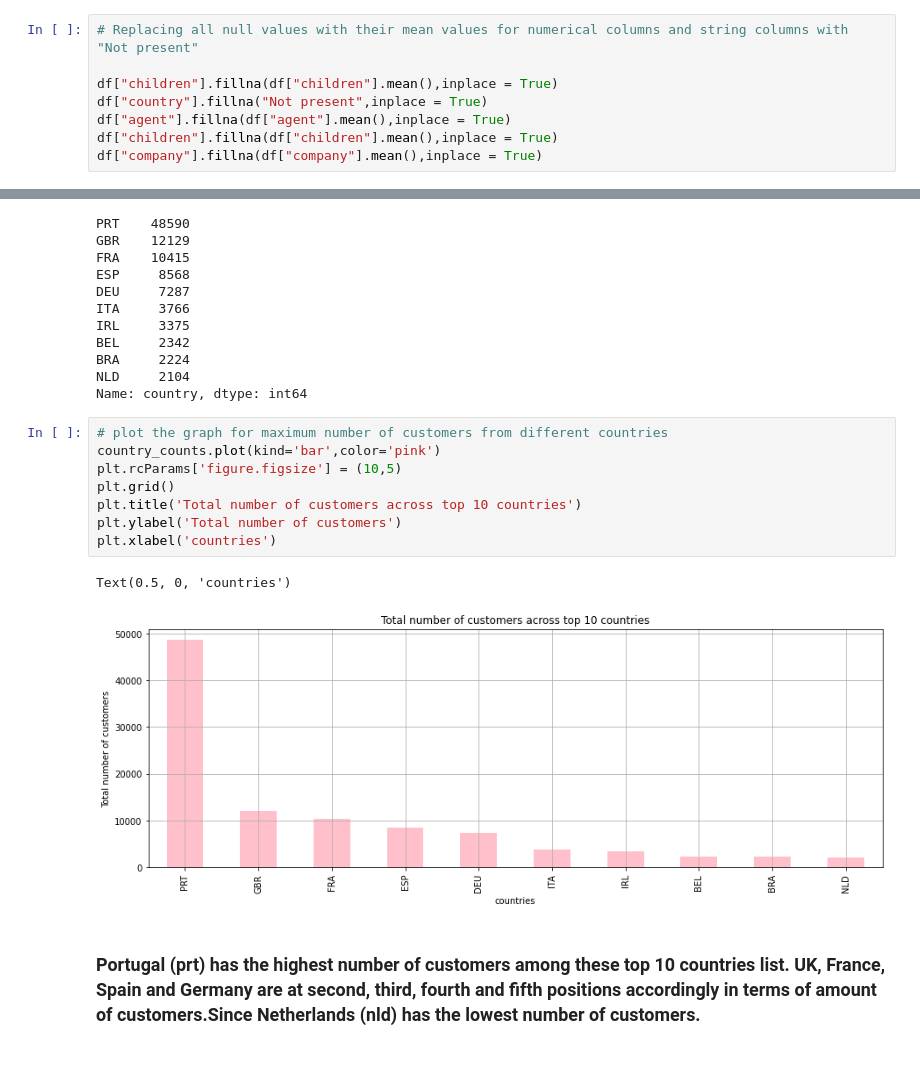
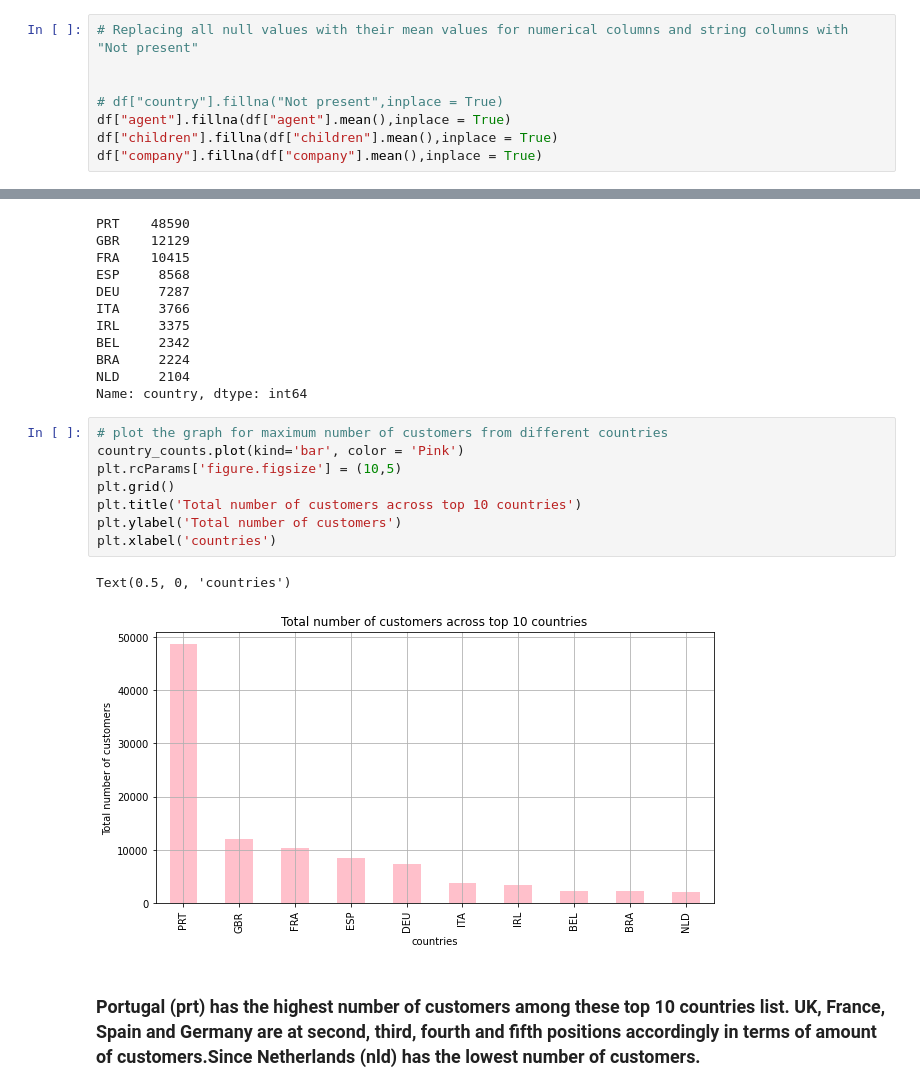
Before and after one commit to Animesh227/Hotel-Booking-Analysis, a Jupyter notebook: Hotel_Booking_Analysis_Capstone_Project_Animesh_Chakraborty.ipynb, the cells around one changed output, grey strips where cells are left out. Saved outputs shown, nothing was run; the diff lists cells and outputs as text; blank space fills up the shorter version.

```diff
--- a/Hotel_Booking_Analysis_Capstone_Project_Animesh_Chakraborty.ipynb
+++ b/Hotel_Booking_Analysis_Capstone_Project_Animesh_Chakraborty.ipynb
@@ -147,8 +147,8 @@ dtype: int64
 # %%
 # Replacing all null values with their mean values for numerical columns and string columns with "Not present"
 
-df["children"].fillna(df["children"].mean(),inplace = True)
-df["country"].fillna("Not present",inplace = True)
+
+# df["country"].fillna("Not present",inplace = True)
 df["agent"].fillna(df["agent"].mean(),inplace = True)
 df["children"].fillna(df["children"].mean(),inplace = True)
 df["company"].fillna(df["company"].mean(),inplace = True)
@@ -278,15 +281,15 @@ NLD     2104
 Name: country, dtype: int64
 # %%
 # plot the graph for maximum number of customers from different countries
-country_counts.plot(kind='bar',color='pink')
+country_counts.plot(kind='bar', color = 'Pink')
 plt.rcParams['figure.figsize'] = (10,5)
 plt.grid()
 plt.title('Total number of customers across top 10 countries')
 plt.ylabel('Total number of customers')
 plt.xlabel('countries')
 # %% [output]
 Text(0.5, 0, 'countries')
-[figure, old version]
+[figure, new version]
 # %% [markdown]
 ### **Portugal (prt) has the highest number of customers among these top 10 countries list. UK, France, Spain and Germany are at second, third, fourth and fifth positions accordingly in terms of amount of customers.Since Netherlands (nld) has the lowest number of customers.**
 # %%
```
Also changed, not shown: parts of 9 cells of this notebook.
